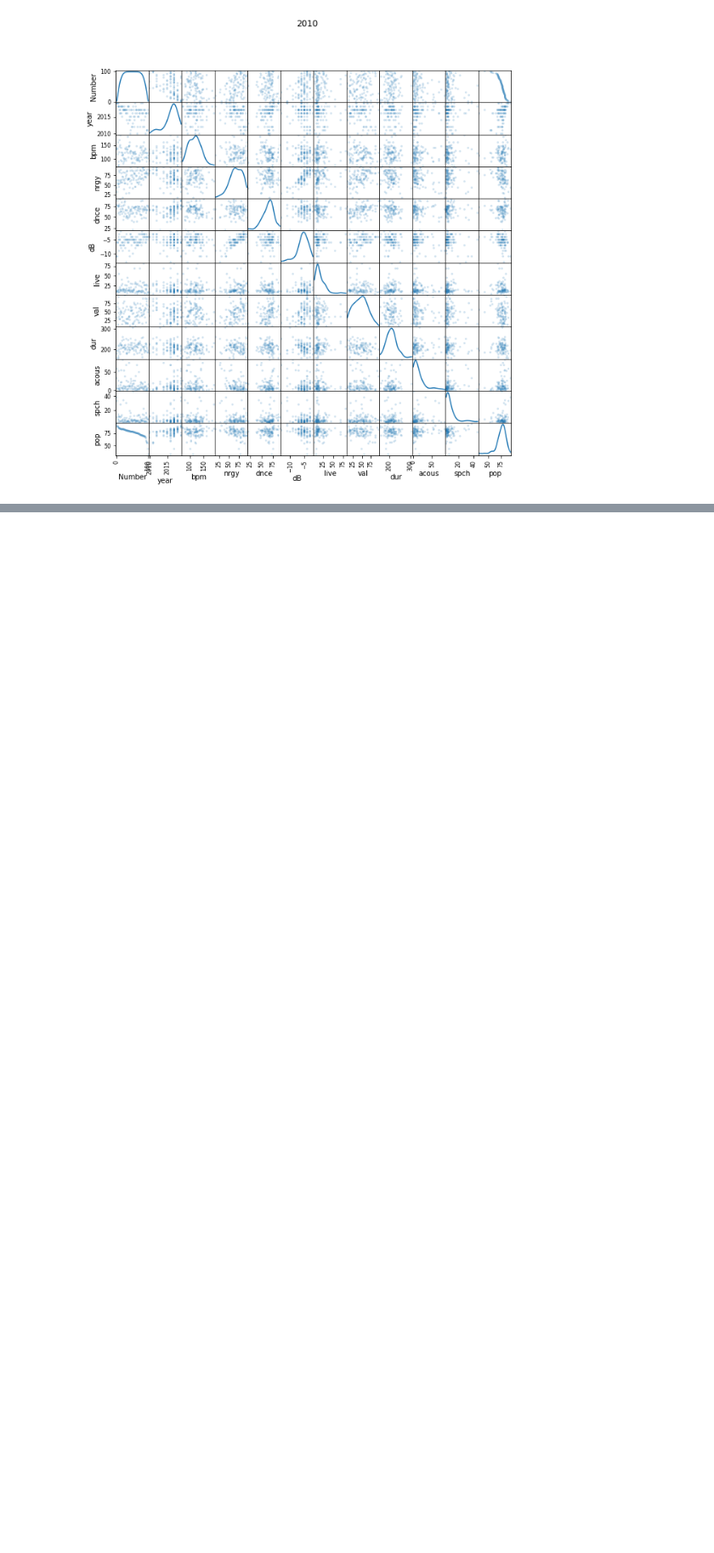
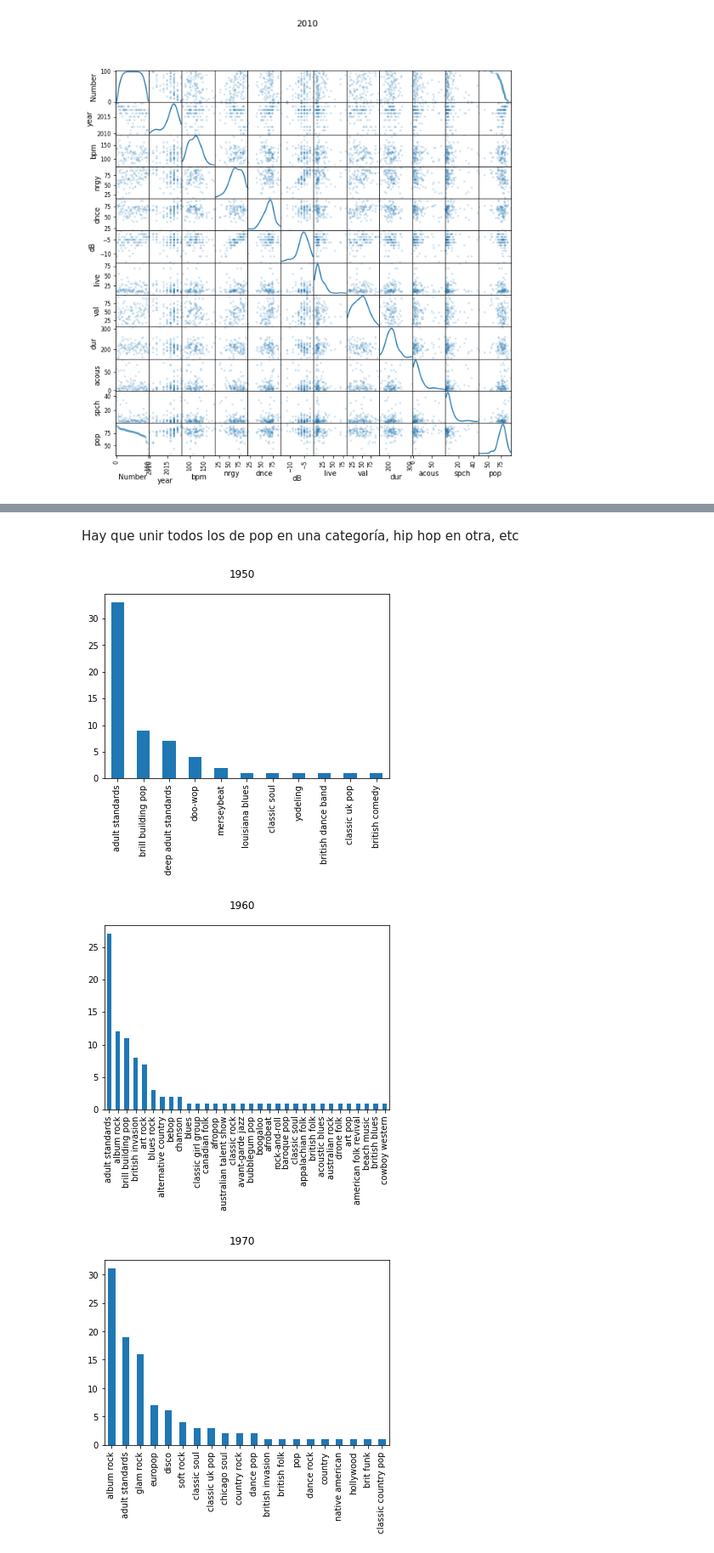
Before and after one commit to danielasenraoka/music_evolution, a Jupyter notebook: exploratory_anaysis.ipynb, the cells around one changed output, grey strips where cells are left out. Shown at 85% size. Cells and saved outputs as stored; diff of their text form; code cells hidden in the pictures; blank space fills up the shorter version.

```diff
--- a/exploratory_anaysis.ipynb
+++ b/exploratory_anaysis.ipynb
@@ -46,0 +69,11 @@ for decade in decades:
+# %% [markdown]
+Hay que unir todos los de pop en una categoría, hip hop en otra, etc
+# %%
+for decade in decades:
+  eval("df"+decade)['top genre'].value_counts().plot(kind='bar')
+  plt.suptitle(decade)
+  plt.show()
+# %% [output]
+[figure, added]
+[figure, added]
+[figure, added]
```
Also changed, not shown: parts of 9 cells of this notebook.
